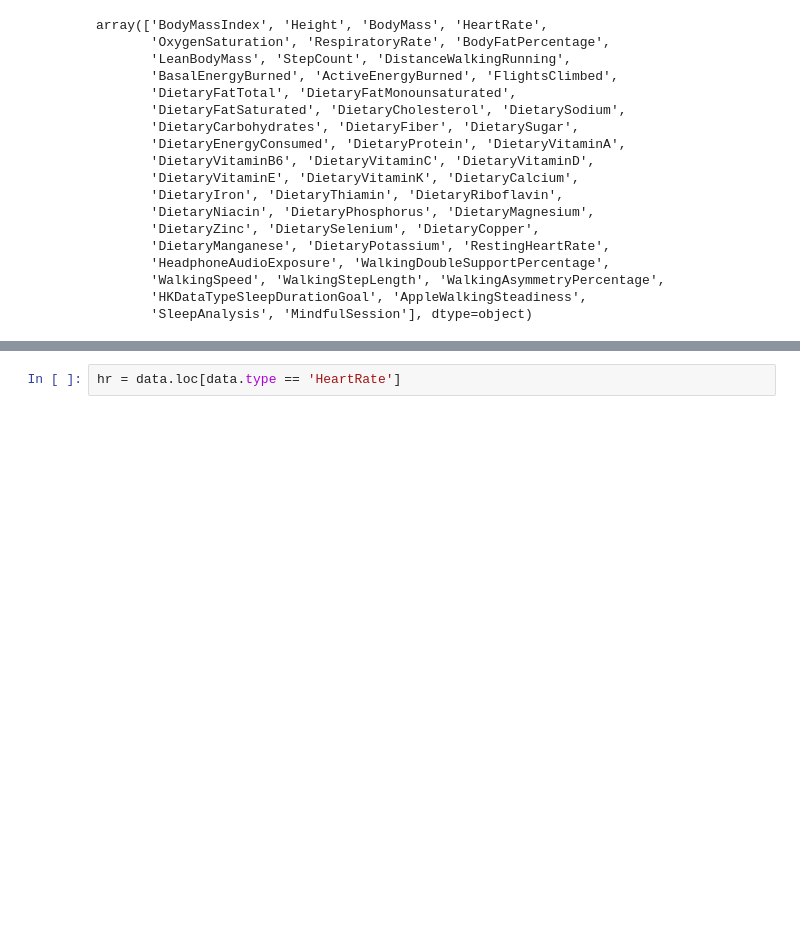
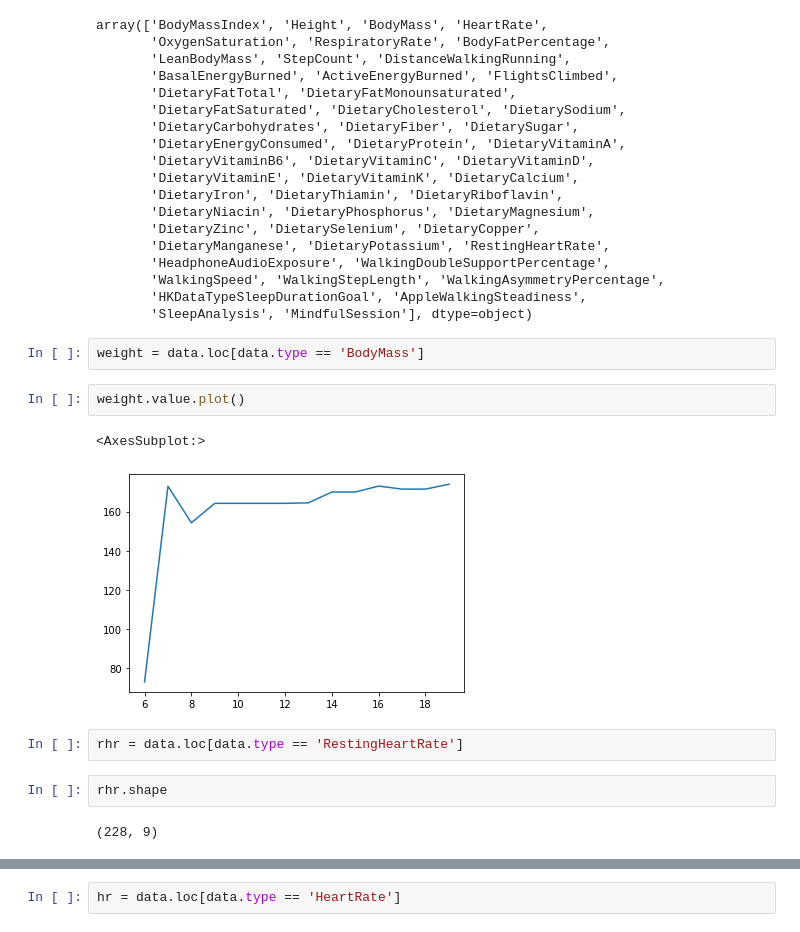
Before and after one commit to psyrgkan/Whoop_investigation, a Jupyter notebook: clean_data.ipynb, the cells around one changed output, grey strips where cells are left out. Cells and saved outputs as stored; diff of their text form; blank space fills up the shorter version.

```diff
--- a/clean_data.ipynb
+++ b/clean_data.ipynb
@@ -156,3 +158,16 @@ array(['BodyMassIndex', 'Height', 'BodyMass', 'HeartRate',
        'WalkingSpeed', 'WalkingStepLength', 'WalkingAsymmetryPercentage',
        'HKDataTypeSleepDurationGoal', 'AppleWalkingSteadiness',
        'SleepAnalysis', 'MindfulSession'], dtype=object)
+# %%
+weight = data.loc[data.type == 'BodyMass']
+# %%
+weight.value.plot()
+# %% [output]
+<AxesSubplot:>
+[figure, added]
+# %%
+rhr = data.loc[data.type == 'RestingHeartRate']
+# %%
+rhr.shape
+# %% [output]
+(228, 9)
```
Also changed, not shown: parts of 13 cells of this notebook.
